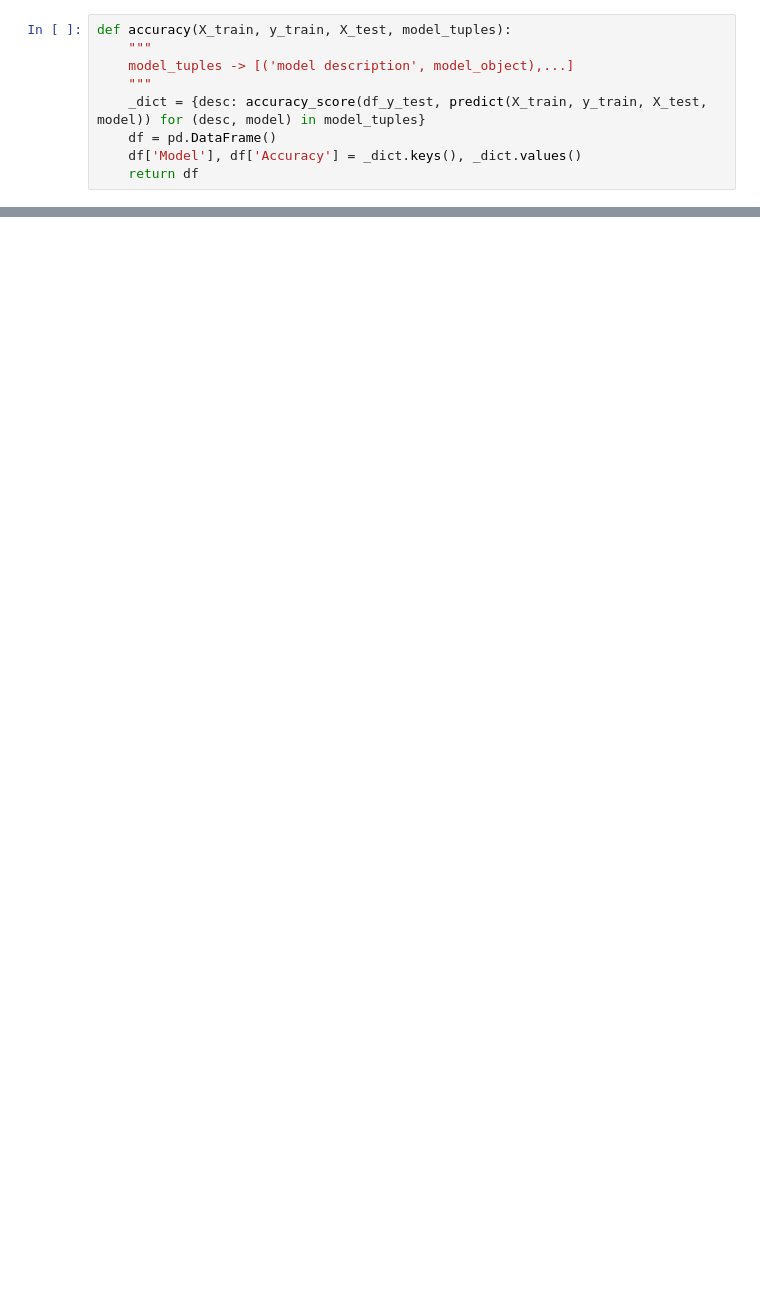
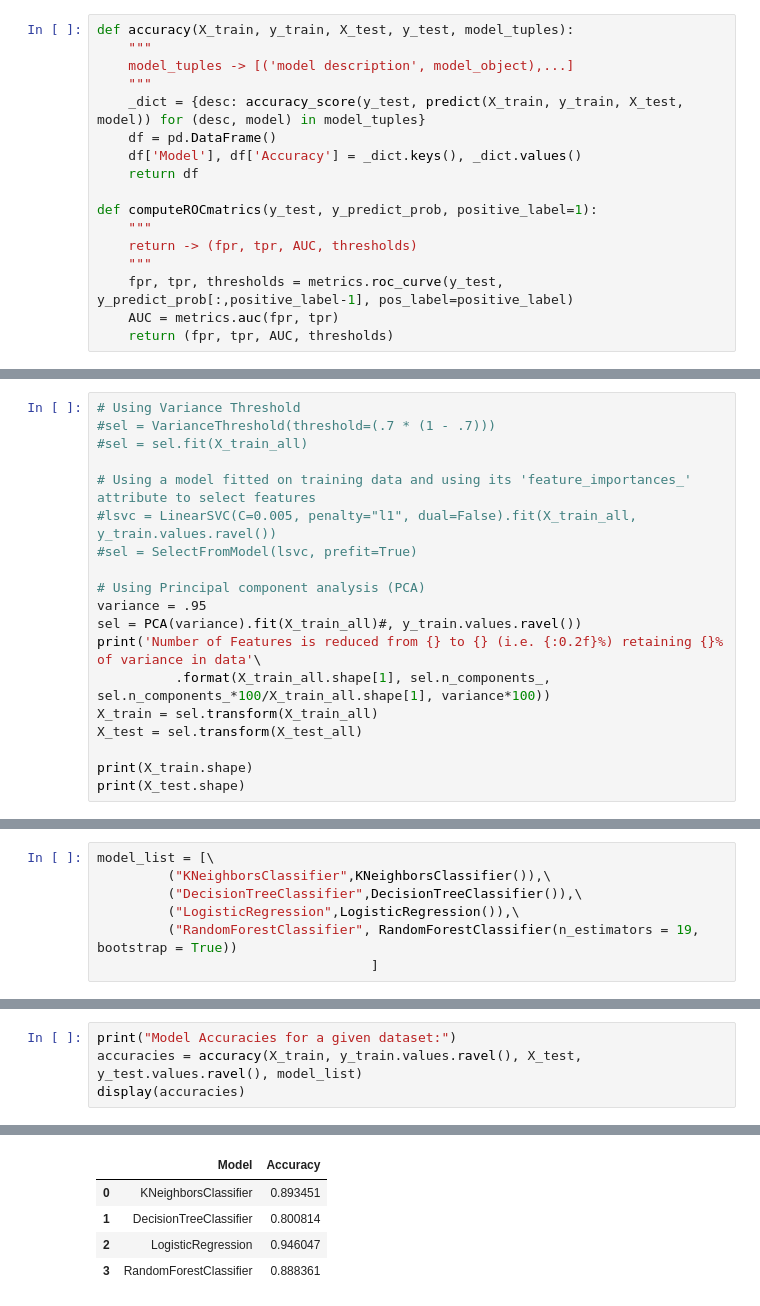
Before and after one commit to imjaypatel12/ds-uci-human-activity-tracker, a Jupyter notebook: Human Activity Prediction.ipynb, the cells around one changed output, grey strips where cells are left out. Saved outputs shown, nothing was run; the diff lists cells and outputs as text; blank space fills up the shorter version.

Commit message:
added feature selection, ROC, AUC, plots, fixed dataframes, markdowns

```diff
--- a/Human Activity Prediction.ipynb
+++ b/Human Activity Prediction.ipynb
@@ -67,9 +67,17 @@ def predict(X_train, y_train, X_test, model):
 # %%
-def accuracy(X_train, y_train, X_test, model_tuples):
+def accuracy(X_train, y_train, X_test, y_test, model_tuples):
     """
     model_tuples -> [('model description', model_object),...]
     """
-    _dict = {desc: accuracy_score(df_y_test, predict(X_train, y_train, X_test, model)) for (desc, model) in model_tuples}
+    _dict = {desc: accuracy_score(y_test, predict(X_train, y_train, X_test, model)) for (desc, model) in model_tuples}
     df = pd.DataFrame()
     df['Model'], df['Accuracy'] = _dict.keys(), _dict.values()
     return df
+
+def computeROCmatrics(y_test, y_predict_prob, positive_label=1):
+    """
+    return -> (fpr, tpr, AUC, thresholds)
+    """
+    fpr, tpr, thresholds = metrics.roc_curve(y_test, y_predict_prob[:,positive_label-1], pos_label=positive_label)
+    AUC = metrics.auc(fpr, tpr)
+    return (fpr, tpr, AUC, thresholds)
@@ -89,0 +109,19 @@ Model Accuracies for a given dataset:
+# %%
+# Using Variance Threshold
+#sel = VarianceThreshold(threshold=(.7 * (1 - .7)))
+#sel = sel.fit(X_train_all)
+
+# Using a model fitted on training data and using its 'feature_importances_' attribute to select features
+#lsvc = LinearSVC(C=0.005, penalty="l1", dual=False).fit(X_train_all, y_train.values.ravel())
+#sel = SelectFromModel(lsvc, prefit=True)
+
+# Using Principal component analysis (PCA)
+variance = .95
+sel = PCA(variance).fit(X_train_all)#, y_train.values.ravel())
+print('Number of Features is reduced from {} to {} (i.e. {:0.2f}%) retaining {}% of variance in data'\
+          .format(X_train_all.shape[1], sel.n_components_, sel.n_components_*100/X_train_all.shape[1], variance*100))
+X_train = sel.transform(X_train_all)
+X_test = sel.transform(X_test_all)
+
+print(X_train.shape)
+print(X_test.shape)
@@ -89,0 +136,7 @@ Model Accuracies for a given dataset:
+# %%
+model_list = [\
+         ("KNeighborsClassifier",KNeighborsClassifier()),\
+         ("DecisionTreeClassifier",DecisionTreeClassifier()),\
+         ("LogisticRegression",LogisticRegression()),\
+         ("RandomForestClassifier", RandomForestClassifier(n_estimators = 19, bootstrap = True))
+                                   ]
@@ -89,0 +145,5 @@ Model Accuracies for a given dataset:
+# %%
+print("Model Accuracies for a given dataset:")
+accuracies = accuracy(X_train, y_train.values.ravel(), X_test, y_test.values.ravel(), model_list)
+display(accuracies)
+# %% [output]
@@ -89,0 +151,5 @@ Model Accuracies for a given dataset:
+|  | Model | Accuracy |
+| 0 | KNeighborsClassifier | 0.893451 |
+| 1 | DecisionTreeClassifier | 0.800814 |
+| 2 | LogisticRegression | 0.946047 |
+| 3 | RandomForestClassifier | 0.888361 |
```
Also changed, not shown: parts of 24 cells of this notebook.
